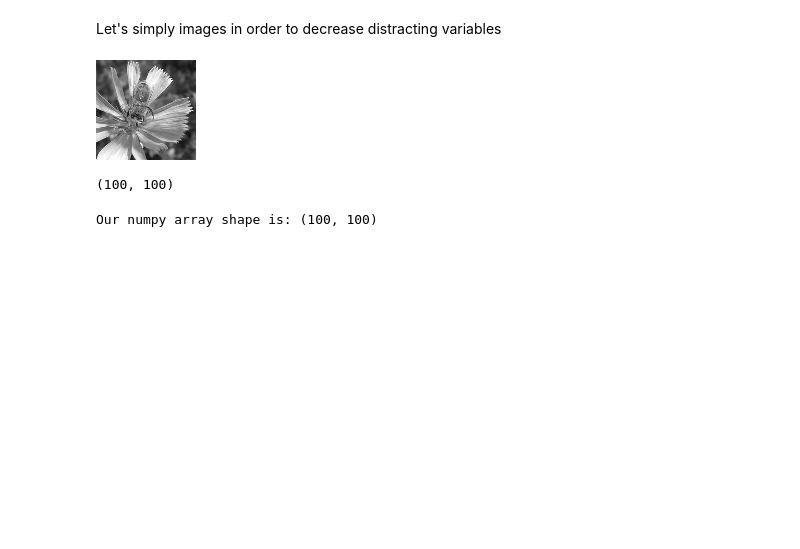
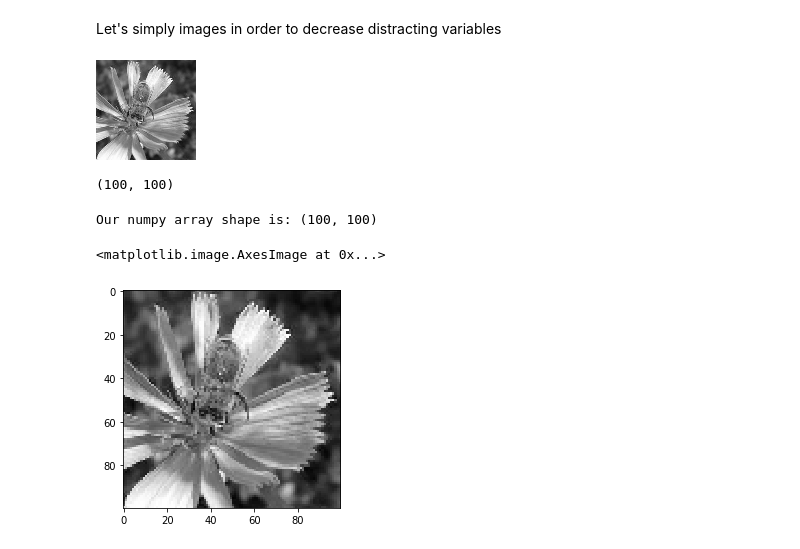
Before and after one commit to juansantateresa/juan, a Jupyter notebook: Projects/Naïve Bees Image Loading and Processing.ipynb, the cells around one changed output. Drawn from its saved outputs; the diff is of its cells as text; code cells hidden in the pictures; blank space fills up the shorter version.

```diff
--- a/Projects/Naïve Bees Image Loading and Processing.ipynb
+++ b/Projects/Naïve Bees Image Loading and Processing.ipynb
@@ -223,3 +223,8 @@ honey_bw_arr.shape
 print('Our numpy array shape is: {}' .format(honey_bw_arr.shape))
 # %% [output]
 Our numpy array shape is: (100, 100)
+# %%
+plt.imshow(honey_bw_arr, cmap = plt.cm.gray)
+# %% [output]
+<matplotlib.image.AxesImage at 0x...>
+[figure, added]
```
Also changed, not shown: parts of 1 cell of this notebook.
